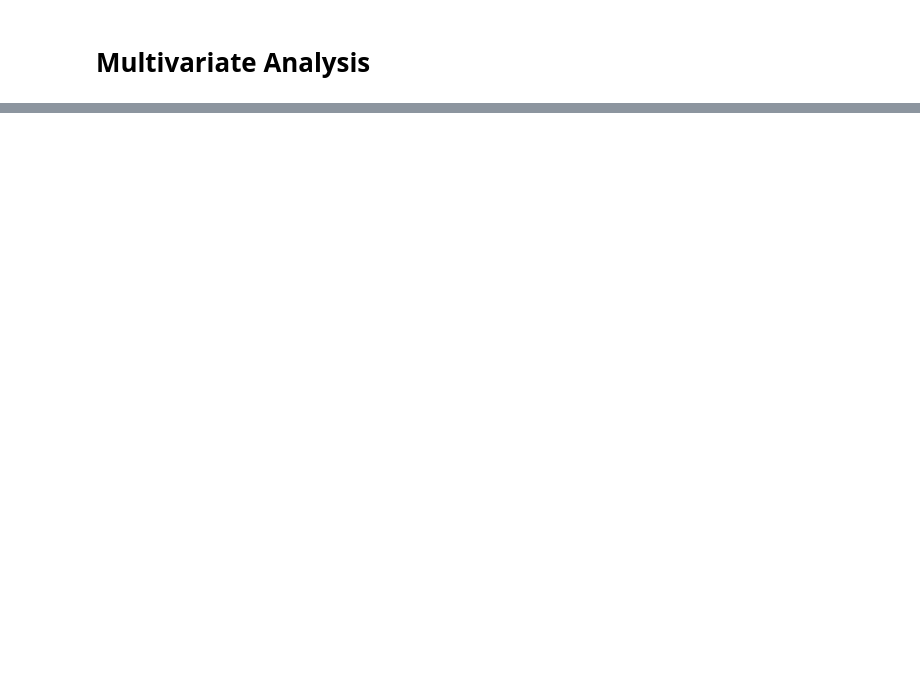
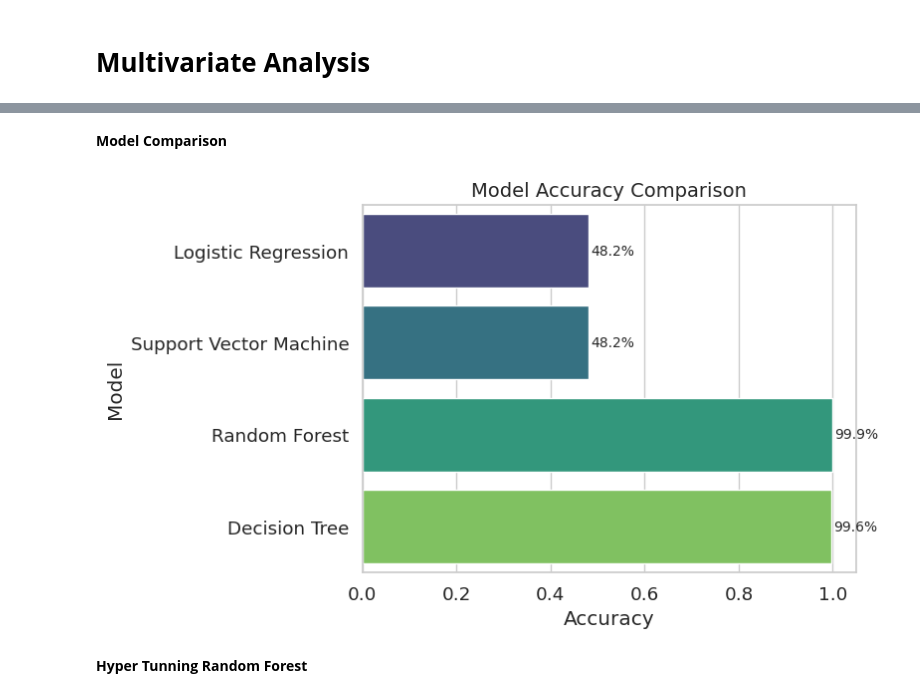
Before and after one commit to Joyna-Joy/dsa_internship_project_2024, a Jupyter notebook: Internship.ipynb, the cells around one changed output, grey strips where cells are left out. Cells and saved outputs as stored; diff of their text form; code cells hidden in the pictures; blank space fills up the shorter version.

```diff
--- a/Internship.ipynb
+++ b/Internship.ipynb
@@ -799,0 +870,3 @@ plt.show()
+# %%
+X = df[selected_features]
+y = df['Popularity Category Label']
@@ -799,0 +875,4 @@ plt.show()
+# %%
+from sklearn.model_selection import train_test_split
+
+X_train, X_test, y_train, y_test = train_test_split(X, y, test_size=0.2, stratify=y, random_state=42)
@@ -799,0 +939,10 @@ plt.show()
+# %%
+from sklearn.tree import DecisionTreeClassifier
+
+dt_model = DecisionTreeClassifier(random_state=42)
+dt_model.fit(X_train, y_train)
+y_pred_dt = dt_model.predict(X_test)
+
+print("Accuracy:", accuracy_score(y_test, y_pred_dt))
+print("\nConfusion Matrix:\n", confusion_matrix(y_test, y_pred_dt))
+print("\nClassification Report:\n", classification_report(y_test, y_pred_dt))
@@ -799,0 +969,10 @@ plt.show()
+# %%
+from sklearn.ensemble import RandomForestClassifier
+
+rf_model = RandomForestClassifier(n_estimators=100, random_state=42)
+rf_model.fit(X_train, y_train)
+y_pred_rf = rf_model.predict(X_test)
+
+print("Accuracy:", accuracy_score(y_test, y_pred_rf))
+print("\nConfusion Matrix:\n", confusion_matrix(y_test, y_pred_rf))
+print("\nClassification Report:\n", classification_report(y_test, y_pred_rf))
@@ -799,0 +999,24 @@ plt.show()
+# %% [markdown]
+**Model Comparison**
+# %%
+model_comparison = pd.DataFrame({
+    'Model': ['Logistic Regression', 'Support Vector Machine', 'Random Forest', 'Decision Tree'],
+    'Accuracy': [
+        accuracy_score(y_test, y_pred_log),
+        accuracy_score(y_test, y_pred_svm),
+        accuracy_score(y_test, y_pred_rf),
+        accuracy_score(y_test, y_pred_dt),
+    ]
+})
+
+sns.barplot(data=model_comparison, x='Accuracy', y='Model', palette='viridis')
+
+for index, row in model_comparison.iterrows():
+    plt.text(row['Accuracy'] + 0.005, index, f"{row['Accuracy']*100:.1f}%", va='center', fontsize=10)
+
+plt.title('Model Accuracy Comparison', fontsize=14)
+plt.show()
+# %% [output]
+[figure, added]
+# %% [markdown]
+**Hyper Tunning Random Forest**
```
Also changed, not shown: parts of 28 cells of this notebook.
